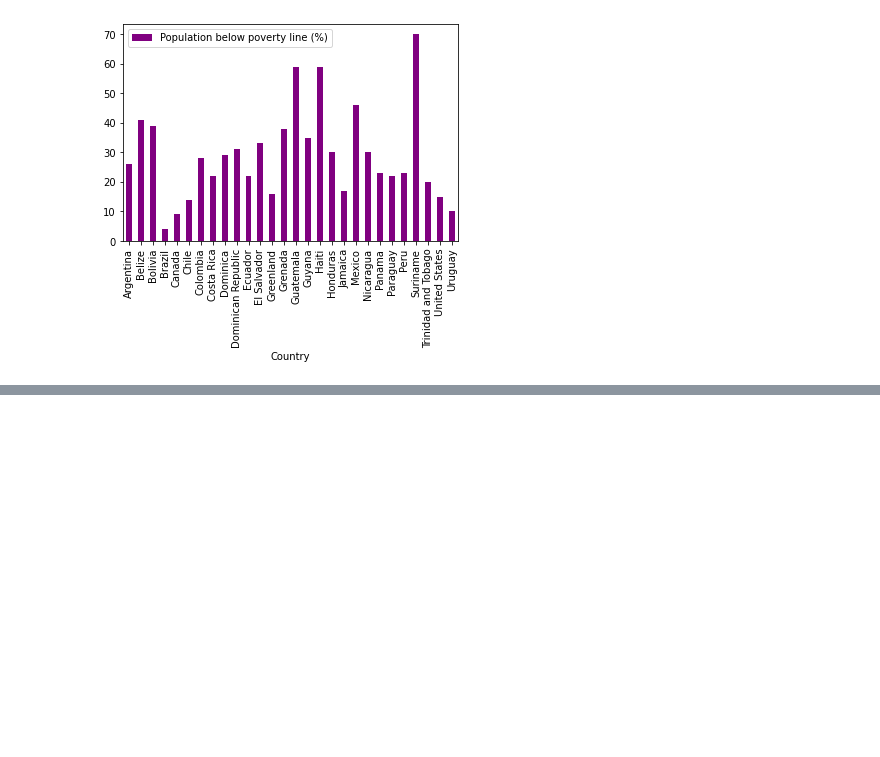
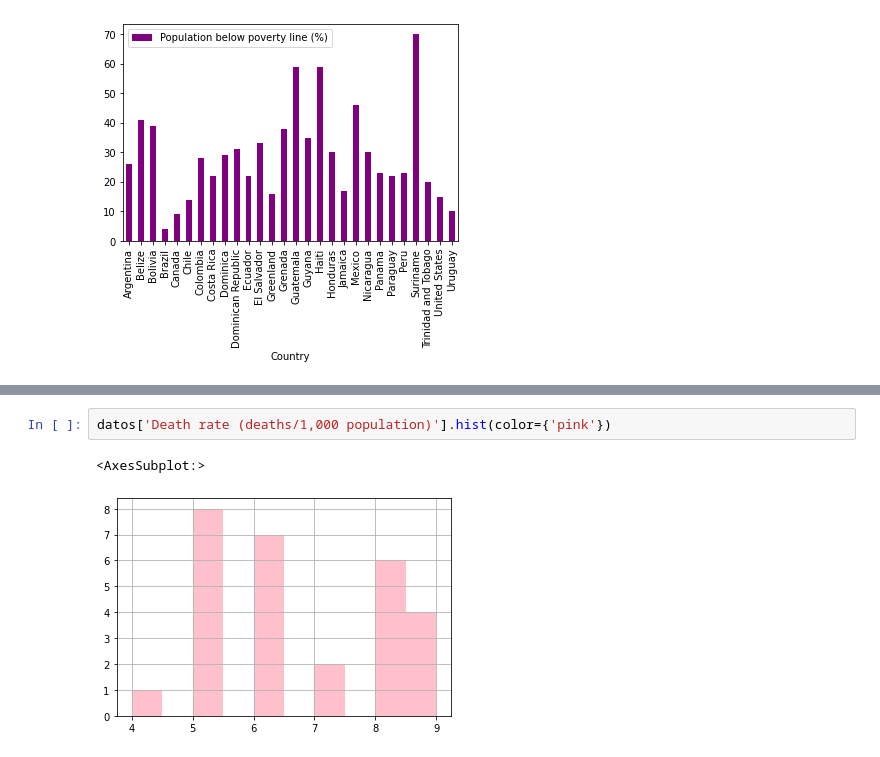
Before and after one commit to DCIDA2019/dcida2020ii-anaradi, a Jupyter notebook: Sep11/Analisis_descriptivo.ipynb, the cells around one changed output, grey strips where cells are left out. Saved outputs shown, nothing was run; the diff lists cells and outputs as text; blank space fills up the shorter version.

```diff
--- a/Sep11/Analisis_descriptivo.ipynb
+++ b/Sep11/Analisis_descriptivo.ipynb
@@ -386,0 +410,5 @@ datos.plot.bar(x='Country', y='Population below poverty line (%)', color={'purpl
+# %%
+datos['Death rate (deaths/1,000 population)'].hist(color={'pink'})
+# %% [output]
+<AxesSubplot:>
+[figure, added]
```
Also changed, not shown: parts of 22 cells of this notebook.
